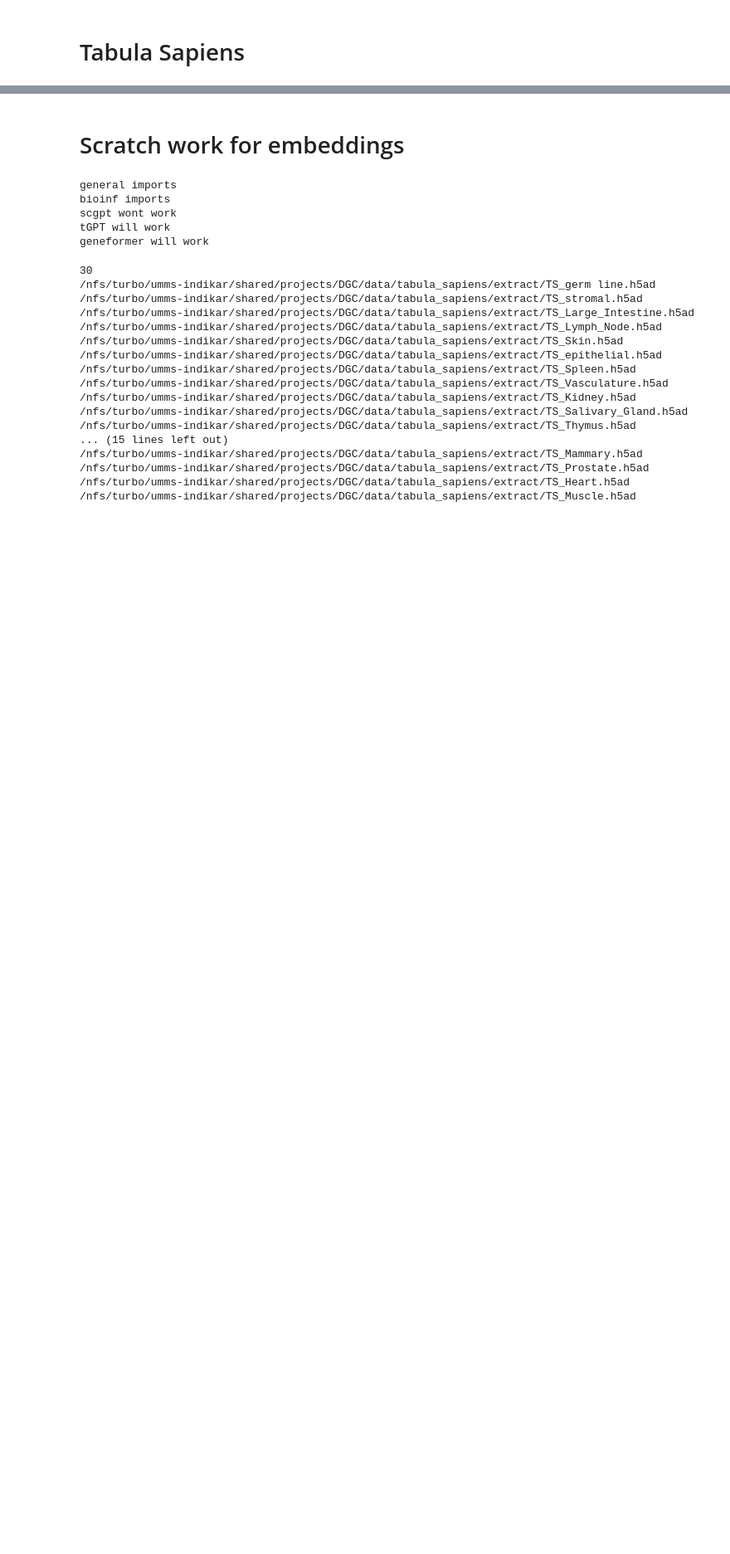
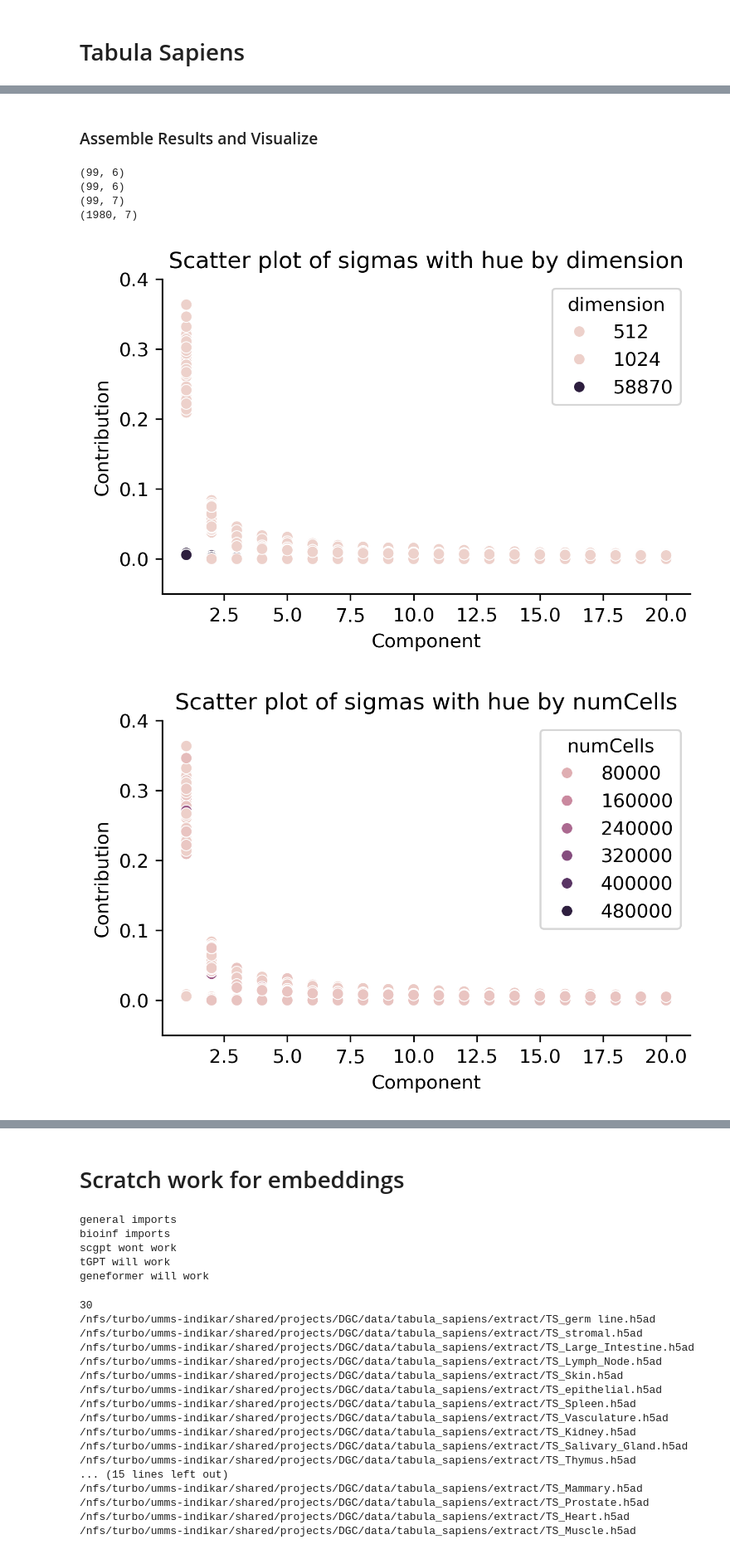
Before and after one commit to Jpickard1/scFoundationModels, a Jupyter notebook: notebooks/datasets/TS_embeddings.ipynb, the cells around one changed output, grey strips where cells are left out. Shown at 83% size. Saved outputs shown, nothing was run; the diff lists cells and outputs as text; code cells hidden in the pictures; blank space fills up the shorter version.

Commit message:
working on analyzing the embeddings of TS

```diff
--- a/notebooks/datasets/TS_embeddings.ipynb
+++ b/notebooks/datasets/TS_embeddings.ipynb
@@ -10,6 +45,13 @@ EMBPATH  = "/nfs/turbo/umms-indikar/shared/projects/foundation_models/experiment
 # %%
 h5ad_files = []
-for root, dirs, files in os.walk(EMBPATH):
+for root, dirs, files in os.walk(DATAPATH):
     for file in files:
         if file.endswith('.h5ad'):
             h5ad_files.append(os.path.join(root, file))
+
+tsCategories = []
+for file in h5ad_files:
+    tsCategories.append(file.split('.')[0].split('/')[-1])
+print(tsCategories)
+models = ['raw', 'geneformer', 'Tgpt', 'scgpt']
+print(models)
@@ -16,10 +61,8 @@ for root, dirs, files in os.walk(EMBPATH):
 # %%
-# h5ad_files = []
-for root, dirs, files in os.walk(DATAPATH):
+embedding_files = []
+for root, dirs, files in os.walk(EMBPATH):
     for file in files:
         if file.endswith('.h5ad'):
-            h5ad_files.append(os.path.join(root, file))
-print(len(h5ad_files))
-for file in h5ad_files:
-    print(file)
+            embedding_files.append(os.path.join(root, file))
+print(len(embedding_files))
 # %% [output]
@@ -42,0 +165,2 @@ for file in h5ad_files:
+# %% [markdown]
+### Assemble Results and Visualize
@@ -42,0 +201,32 @@ for file in h5ad_files:
+# %%
+df = pd.DataFrame(all_results)
+print(df.shape)
+df = df.dropna(subset=['sigmas'])
+print(df.shape)
+df['xaxis'] = df['sigmas'].apply(lambda sigmas: np.arange(1, len(sigmas) + 1) if sigmas is not None else np.array([]))
+df = df.dropna(subset=['xaxis'])
+print(df.shape)
+df = df.explode(['xaxis', 'sigmas'])
+print(df.shape)
+
+def plot_scatter(dataframe, hue):
+    plt.figure(figsize=(5, 3), dpi=300)
+    sns.scatterplot(data=dataframe, x='xaxis', y='sigmas', hue=hue)
+    plt.title(f'Scatter plot of sigmas with hue by {hue}')
+    plt.xlabel('Component')
+    plt.ylabel('Contribution')
+    plt.legend(title=hue)
+    plt.ylim([-0.05,0.4])
+    sns.despine()
+    plt.show()
+
+# Plot for each hue
+for hue in ['dimension', 'numCells', 'model', 'data']:
+    plot_scatter(df, hue)
+# %% [output]
+(99, 6)
+(99, 6)
+(99, 7)
+(1980, 7)
+[figure, added]
+[figure, added]
```
Also changed, not shown: parts of 18 cells of this notebook, 8 other files.
